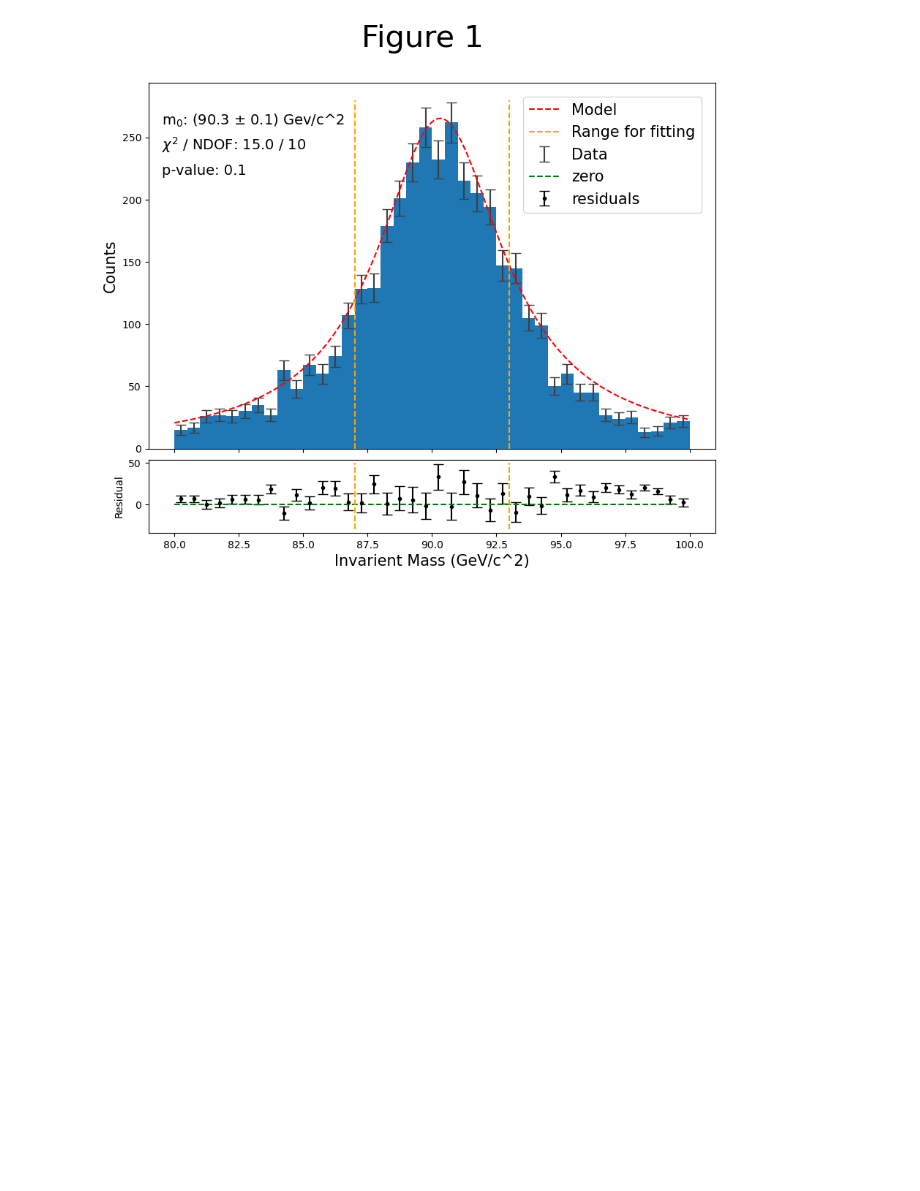
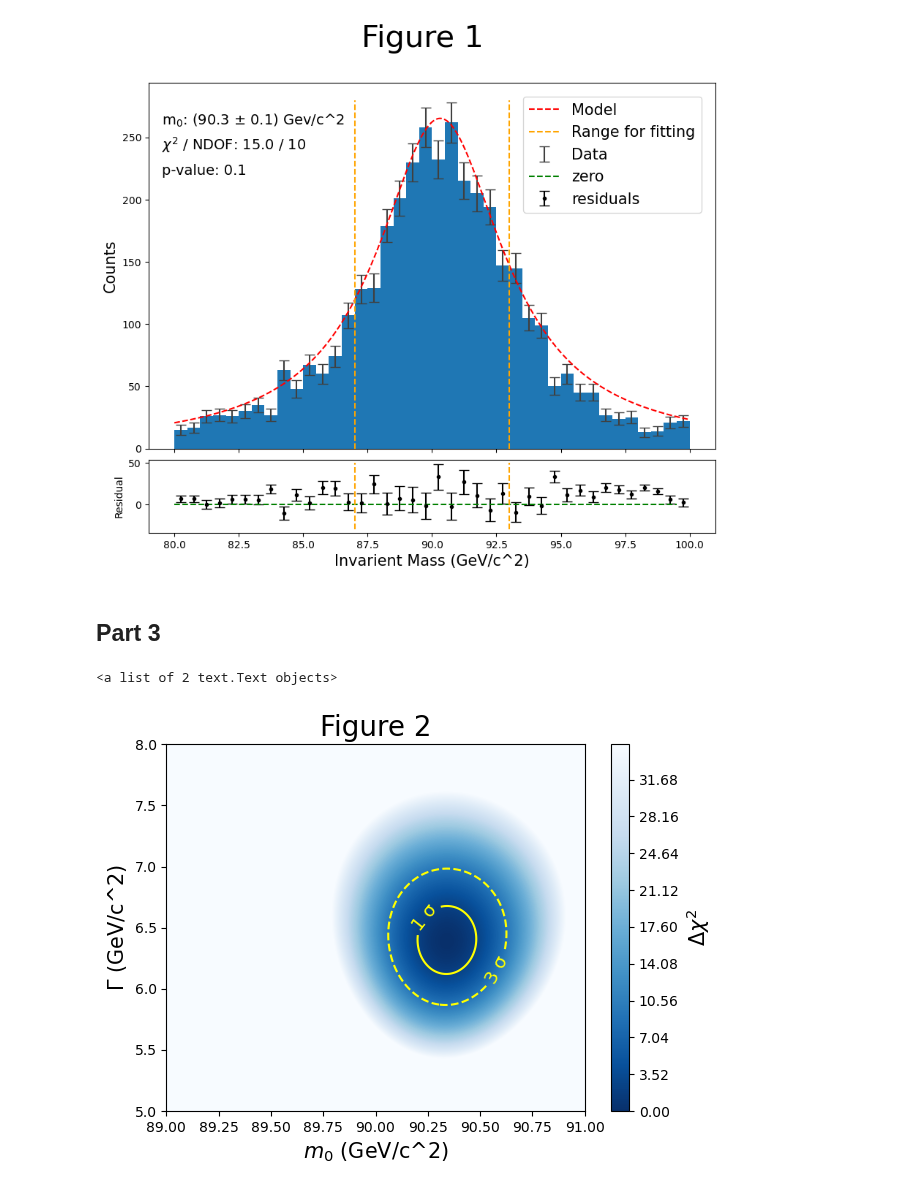
Before and after one commit to MatthewPrem/PHYS265-spring25, a Jupyter notebook: Lab3/Lab 3.ipynb, the cells around one changed output. Drawn from its saved outputs; the diff is of its cells as text; code cells hidden in the pictures; blank space fills up the shorter version.

Commit message:
Finished part 3

```diff
--- a/Lab3/Lab 3.ipynb
+++ b/Lab3/Lab 3.ipynb
@@ -107,3 +107,43 @@ axd.set_ylabel("Counts",fontsize=15)
 # %% [output]
 Text(0, 0.5, 'Counts')
 [figure]
+# %% [markdown]
+## Part 3
+# %%
+test_m0 = np.linspace(89,91,300) #GeV/c^2
+test_gamma = np.linspace(5,8,300) #GeV/c^2
+
+chi2s = np.zeros((len(test_m0),len(test_gamma)))
+
+for i in range(len(test_m0)):
+    for j in range(len(test_gamma)):
+        m = test_m0[i]
+        g = test_gamma[j]
+        model = D(dataX,m,g)
+        chi2 = np.sum(((model*5000/2-dataY)/(s_n[mask]))**2)
+        chi2s[j,i]=chi2
+
+deltaChi2s = chi2s-np.min(chi2s)
+deltaChi2s = np.clip(deltaChi2s,0,35)
+
+X,Y = np.meshgrid(test_m0,test_gamma)
+
+fig, ax = plt.subplots(1,1)
+cf= ax.contourf(X,Y,deltaChi2s,levels=500,cmap="Blues_r")
+cbar=fig.colorbar(cf)
+cbar.set_label("$\\Delta\\chi^2$",fontsize=15)
+CS = ax.contour(X,Y,deltaChi2s, levels=(2.3,9.21),colors=["yellow"],linestyles=["solid","dashed"])
+ax.set_title("Figure 2", fontsize=20)
+ax.set_xlabel("$m_0$ (GeV/c^2)",fontsize=15)
+ax.set_ylabel("$\\Gamma$ (GeV/c^2)",fontsize=15)
+fig.tight_layout()
+
+fmt = {}
+strs = ['1 σ', '3 σ']
+for l, s in zip(CS.levels, strs):
+    fmt[l] = s
+
+ax.clabel(CS,CS.levels,fmt=fmt,fontsize=13)
+# %% [output]
+<a list of 2 text.Text objects>
+[figure, added]
```
